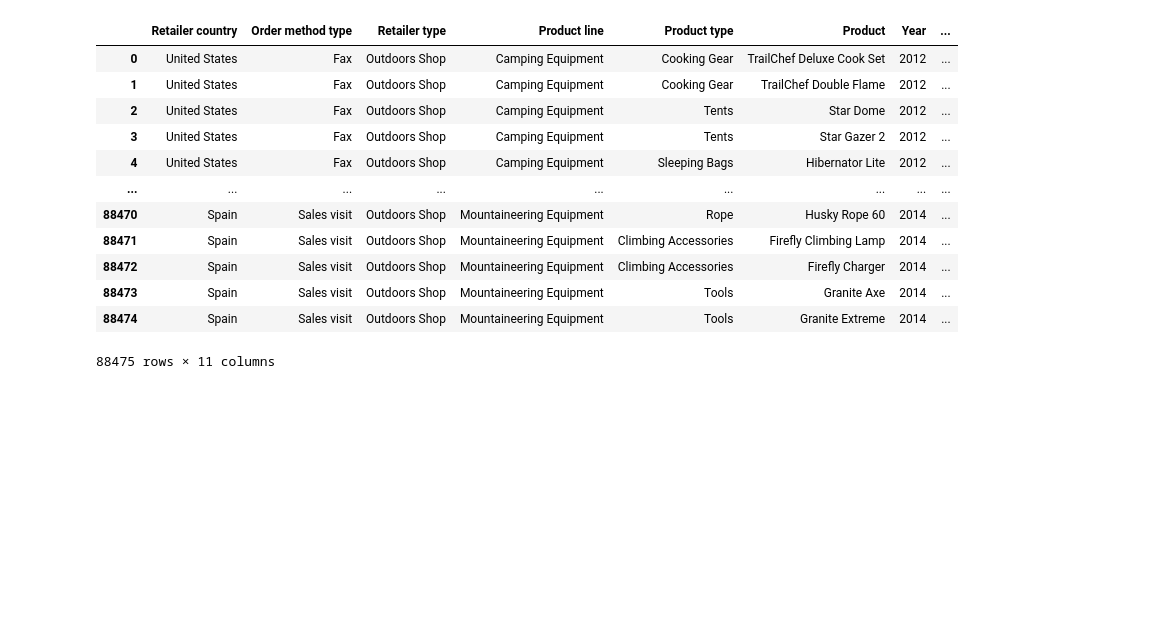
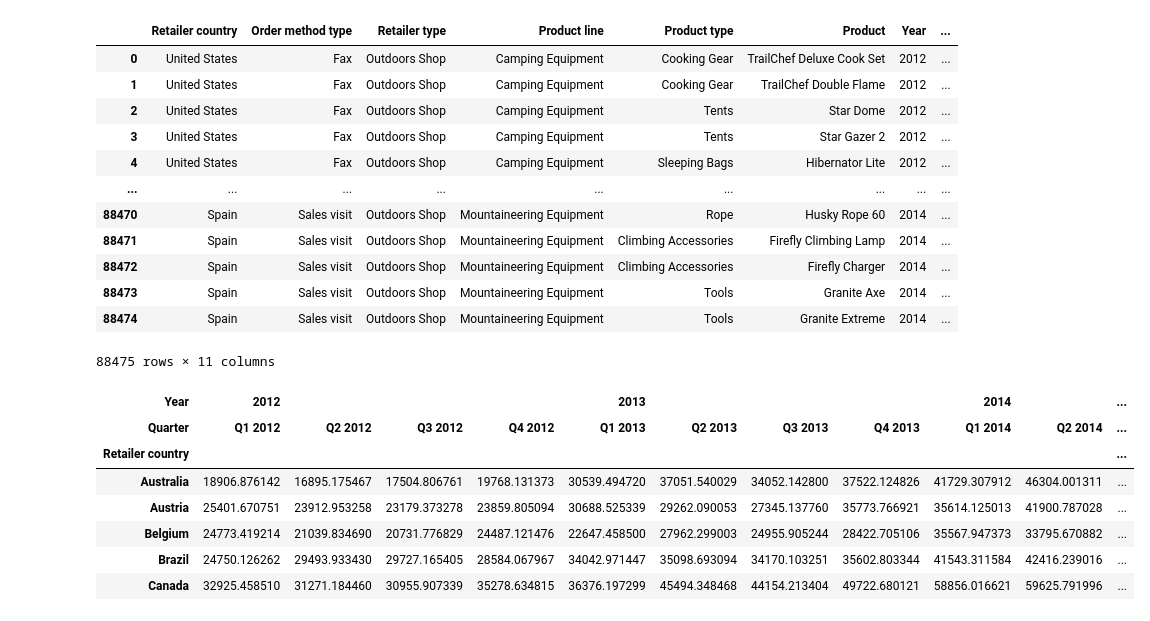
Before and after one commit to Szafranerio/Data_InDepth, a Jupyter notebook: Pandas/Pandas_MultiIndex.ipynb, the cells around one changed output. Saved outputs shown, nothing was run; the diff lists cells and outputs as text; code cells hidden in the pictures; blank space fills up the shorter version.

```diff
--- a/Pandas/Pandas_MultiIndex.ipynb
+++ b/Pandas/Pandas_MultiIndex.ipynb
@@ -533,3 +533,14 @@ data
 | 88473 | Spain | Sales visit | Outdoors Shop | Mountaineering Equipment | Tools | Granite Axe | 2014 | ... |
 | 88474 | Spain | Sales visit | Outdoors Shop | Mountaineering Equipment | Tools | Granite Extreme | 2014 | ... |
 88475 rows × 11 columns
+# %%
+data.pivot_table(index='Retailer country', columns=['Year', 'Quarter'], values='Revenue').head()
+# %% [output]
+| Year | 2012 |  |  |  | 2013 |  |  |  | 2014 |  | ... |
+| Quarter | Q1 2012 | Q2 2012 | Q3 2012 | Q4 2012 | Q1 2013 | Q2 2013 | Q3 2013 | Q4 2013 | Q1 2014 | Q2 2014 | ... |
+| Retailer country |  |  |  |  |  |  |  |  |  |  | ... |
+| Australia | 18906.876142 | 16895.175467 | 17504.806761 | 19768.131373 | 30539.494720 | 37051.540029 | 34052.142800 | 37522.124826 | 41729.307912 | 46304.001311 | ... |
+| Austria | 25401.670751 | 23912.953258 | 23179.373278 | 23859.805094 | 30688.525339 | 29262.090053 | 27345.137760 | 35773.766921 | 35614.125013 | 41900.787028 | ... |
+| Belgium | 24773.419214 | 21039.834690 | 20731.776829 | 24487.121476 | 22647.458500 | 27962.299003 | 24955.905244 | 28422.705106 | 35567.947373 | 33795.670882 | ... |
+| Brazil | 24750.126262 | 29493.933430 | 29727.165405 | 28584.067967 | 34042.971447 | 35098.693094 | 34170.103251 | 35602.803344 | 41543.311584 | 42416.239016 | ... |
+| Canada | 32925.458510 | 31271.184460 | 30955.907339 | 35278.634815 | 36376.197299 | 45494.348468 | 44154.213404 | 49722.680121 | 58856.016621 | 59625.791996 | ... |
```
Also changed, not shown: parts of 4 cells of this notebook.
